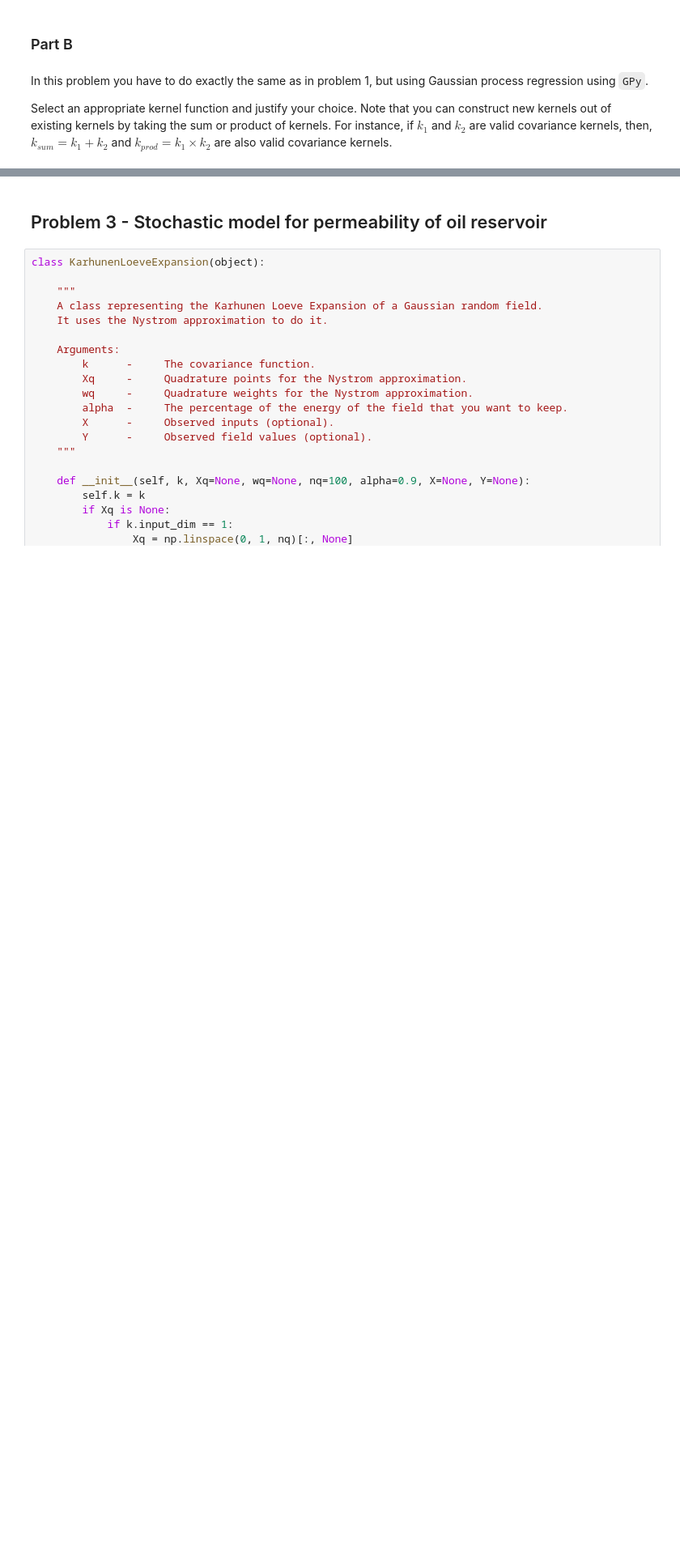
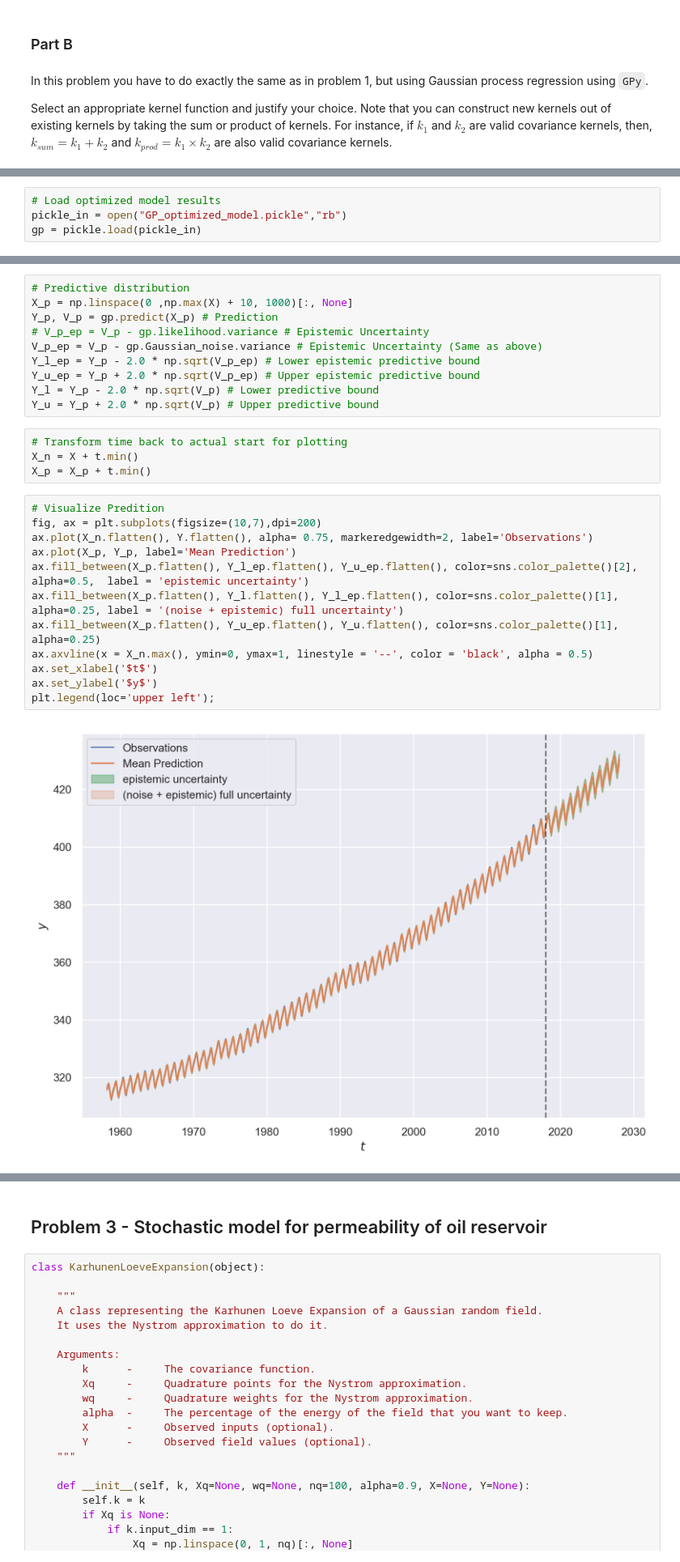
Before and after one commit to dhillonparveen/uq-course, a Jupyter notebook: homeworks/hw_04.ipynb, the cells around one changed output, grey strips where cells are left out. Shown at 81% size. Cells and saved outputs as stored; diff of their text form; blank space fills up the shorter version.

```diff
--- a/homeworks/hw_04.ipynb
+++ b/homeworks/hw_04.ipynb
@@ -349,0 +631,4 @@ Select an appropriate kernel function and justify your choice. Note that you can
+# %%
+# Load optimized model results
+pickle_in = open("GP_optimized_model.pickle","rb")
+gp = pickle.load(pickle_in)
@@ -349,0 +660,28 @@ Select an appropriate kernel function and justify your choice. Note that you can
+# %%
+# Predictive distribution
+X_p = np.linspace(0 ,np.max(X) + 10, 1000)[:, None]
+Y_p, V_p = gp.predict(X_p) # Prediction
+# V_p_ep = V_p - gp.likelihood.variance # Epistemic Uncertainty
+V_p_ep = V_p - gp.Gaussian_noise.variance # Epistemic Uncertainty (Same as above)
+Y_l_ep = Y_p - 2.0 * np.sqrt(V_p_ep) # Lower epistemic predictive bound
+Y_u_ep = Y_p + 2.0 * np.sqrt(V_p_ep) # Upper epistemic predictive bound
+Y_l = Y_p - 2.0 * np.sqrt(V_p) # Lower predictive bound
+Y_u = Y_p + 2.0 * np.sqrt(V_p) # Upper predictive bound
+# %%
+# Transform time back to actual start for plotting
+X_n = X + t.min()
+X_p = X_p + t.min()
+# %%
+# Visualize Predition
+fig, ax = plt.subplots(figsize=(10,7),dpi=200)
+ax.plot(X_n.flatten(), Y.flatten(), alpha= 0.75, markeredgewidth=2, label='Observations')
+ax.plot(X_p, Y_p, label='Mean Prediction')
+ax.fill_between(X_p.flatten(), Y_l_ep.flatten(), Y_u_ep.flatten(), color=sns.color_palette()[2], alpha=0.5,  label = 'epistemic uncertainty')
+ax.fill_between(X_p.flatten(), Y_l.flatten(), Y_l_ep.flatten(), color=sns.color_palette()[1], alpha=0.25, label = '(noise + epistemic) full uncertainty')
+ax.fill_between(X_p.flatten(), Y_u_ep.flatten(), Y_u.flatten(), color=sns.color_palette()[1], alpha=0.25)
+ax.axvline(x = X_n.max(), ymin=0, ymax=1, linestyle = '--', color = 'black', alpha = 0.5)
+ax.set_xlabel('$t$')
+ax.set_ylabel('$y$')
+plt.legend(loc='upper left');
+# %% [output]
+[figure, added]
```
Also changed, not shown: parts of 33 cells of this notebook.
